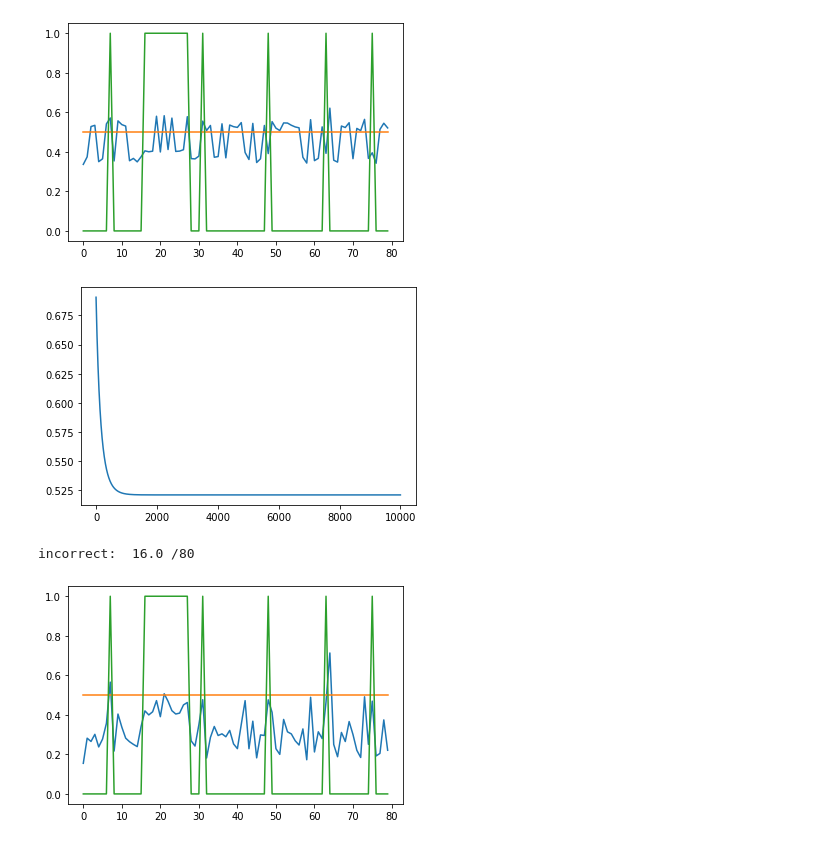
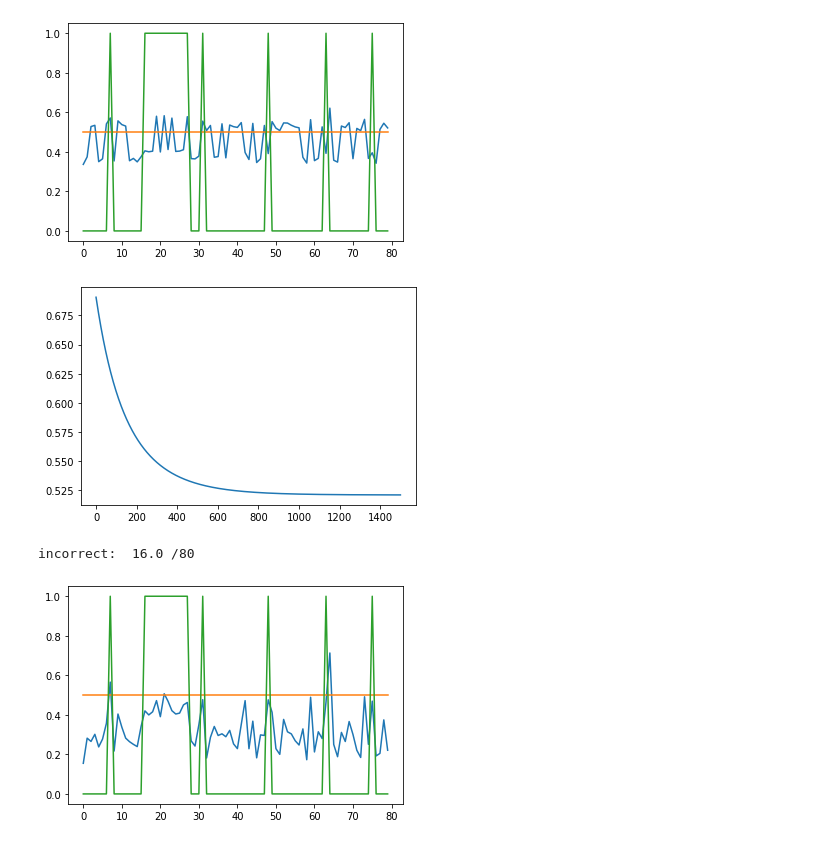
Before and after one commit to ayyappa7/social_networking_Logistic, a Jupyter notebook: logistic-regression/logistic_regression_with_regularisation.ipynb, the cells around one changed output. Saved outputs shown, nothing was run; the diff lists cells and outputs as text; code cells hidden in the pictures.

```diff
--- a/logistic-regression/logistic_regression_with_regularisation.ipynb
+++ b/logistic-regression/logistic_regression_with_regularisation.ipynb
@@ -103,18 +103,18 @@ plt.show()
 # %%
 params = np.array([[0.01, 0.01, 0.01, 0.01]])
 alpha = 0.01
-params = logistic_regression(trainStandardized, params, out_train_std, alpha, 10000,100)
+params = logistic_regression(trainStandardized, params, out_train_std, alpha, 1500,100)
 
 predicted=sigmoid(np.transpose(np.dot(params, testStandardised)))
 predictedOriginal=np.floor(predicted+0.5)
 error = sum(np.square(predictedOriginal-out_test_std))
 print("incorrect: ",error[0],"/80")
 arr =[i for i in range(len(predicted))]
 plt.plot(arr,np.transpose(predicted)[0])
 plt.plot(arr,[0.5 for i in range(len(predicted))])
 plt.plot(arr,out_test_std)
 plt.show()
 # %% [output]
-[figure, old version]
+[figure, new version]
 incorrect:  16.0 /80
 [figure]
```
Also changed, not shown: 1 other file.
